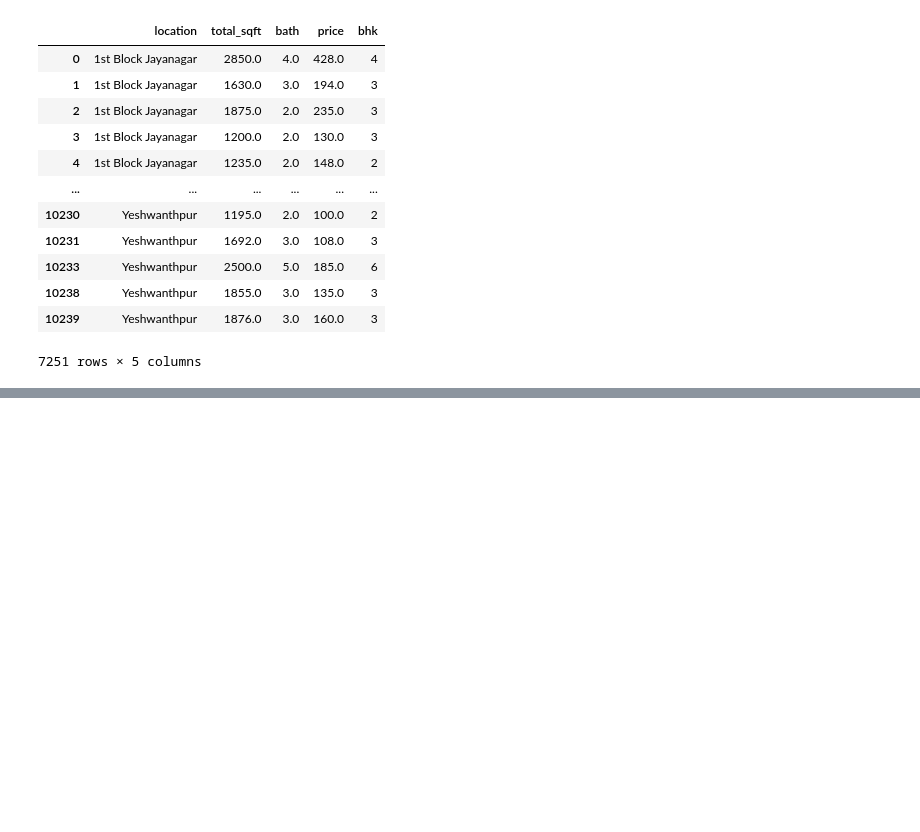
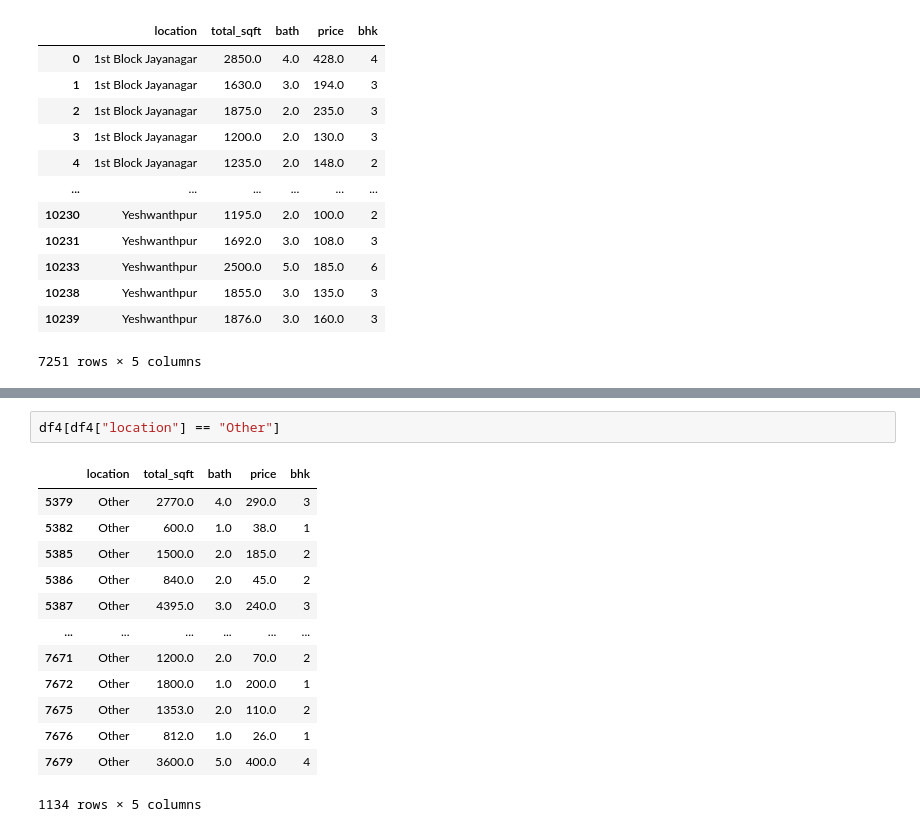
Before and after one commit to Simran-Dalvi/Real_Estate_Price_Prediction_End_to_End, a Jupyter notebook: banglore_house_price.ipynb, the cells around one changed output, grey strips where cells are left out. Cells and saved outputs as stored; diff of their text form; blank space fills up the shorter version.

```diff
--- a/banglore_house_price.ipynb
+++ b/banglore_house_price.ipynb
@@ -587,0 +604,16 @@ df4
+# %%
+df4[df4["location"] == "Other"]
+# %% [output]
+|  | location | total_sqft | bath | price | bhk |
+| 5379 | Other | 2770.0 | 4.0 | 290.0 | 3 |
+| 5382 | Other | 600.0 | 1.0 | 38.0 | 1 |
+| 5385 | Other | 1500.0 | 2.0 | 185.0 | 2 |
+| 5386 | Other | 840.0 | 2.0 | 45.0 | 2 |
+| 5387 | Other | 4395.0 | 3.0 | 240.0 | 3 |
+| ... | ... | ... | ... | ... | ... |
+| 7671 | Other | 1200.0 | 2.0 | 70.0 | 2 |
+| 7672 | Other | 1800.0 | 1.0 | 200.0 | 1 |
+| 7675 | Other | 1353.0 | 2.0 | 110.0 | 2 |
+| 7676 | Other | 812.0 | 1.0 | 26.0 | 1 |
+| 7679 | Other | 3600.0 | 5.0 | 400.0 | 4 |
+1134 rows × 5 columns
```
Also changed, not shown: parts of 40 cells of this notebook.
